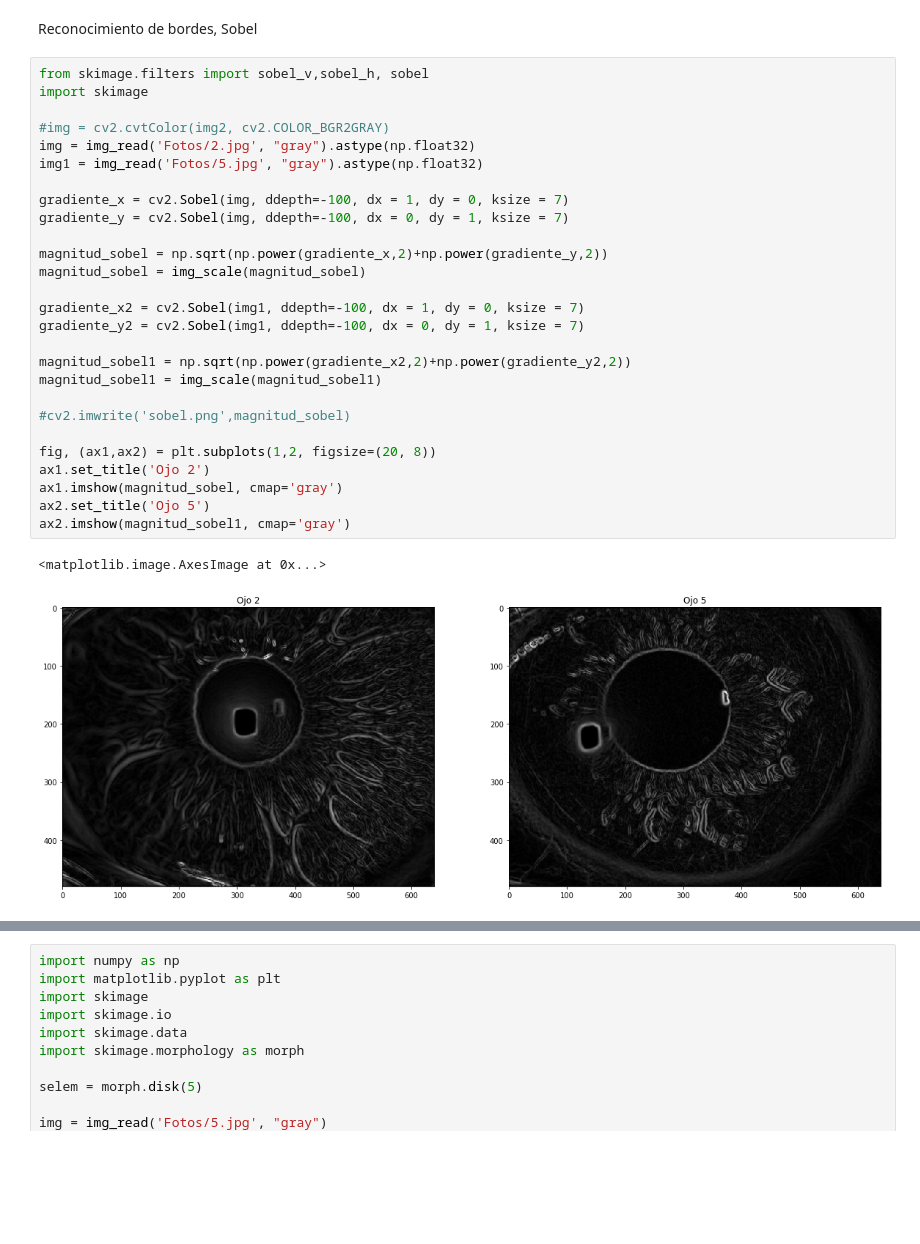
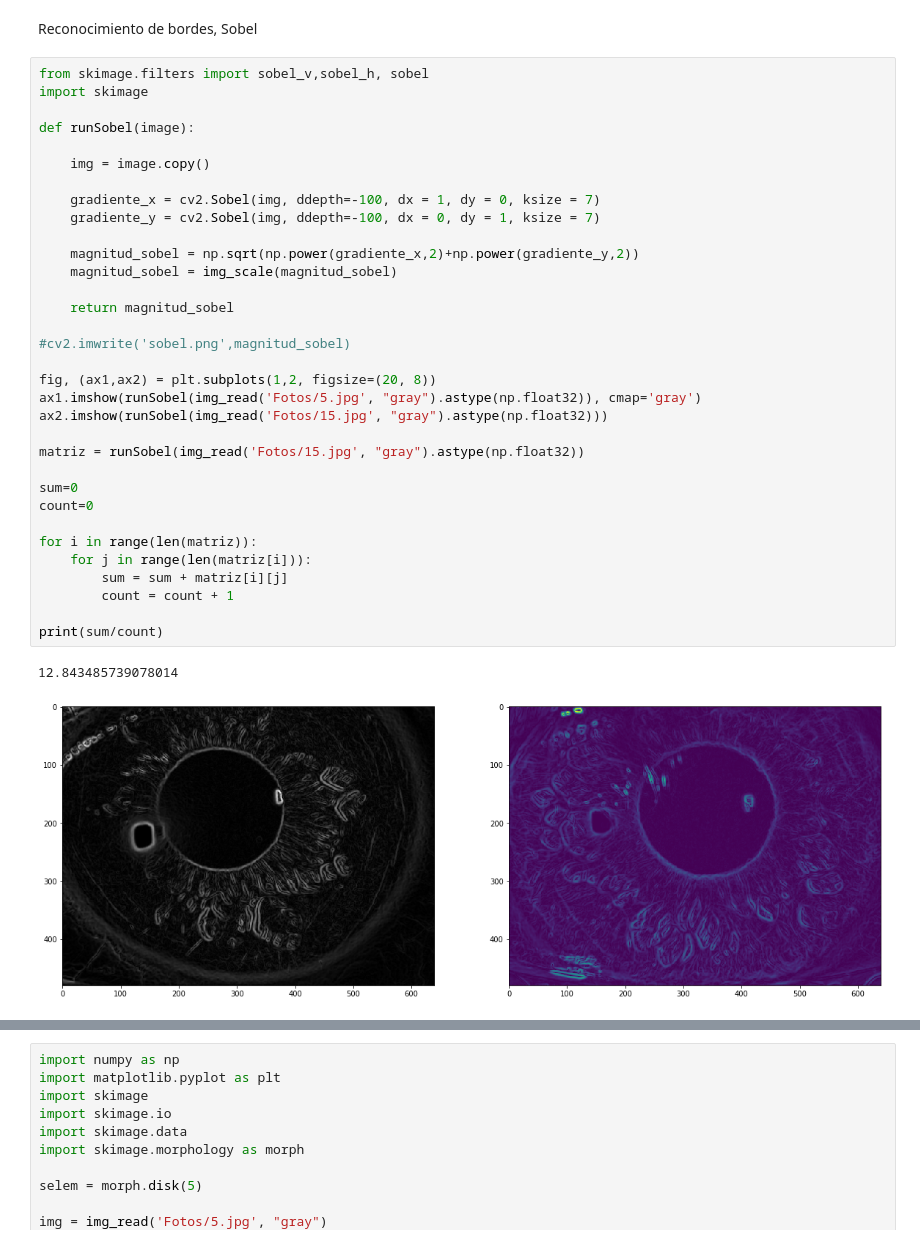
Before and after one commit to AlejoH97/Reconocimiento-Iris, a Jupyter notebook: IRIS.ipynb, the cells around one changed output, grey strips where cells are left out. Cells and saved outputs as stored; diff of their text form; blank space fills up the shorter version.

```diff
--- a/IRIS.ipynb
+++ b/IRIS.ipynb
@@ -271,30 +283,36 @@ Reconocimiento de bordes, Sobel
 # %%
 from skimage.filters import sobel_v,sobel_h, sobel
 import skimage
 
-#img = cv2.cvtColor(img2, cv2.COLOR_BGR2GRAY)
-img = img_read('Fotos/2.jpg', "gray").astype(np.float32)
-img1 = img_read('Fotos/5.jpg', "gray").astype(np.float32)
+def runSobel(image):
 
-gradiente_x = cv2.Sobel(img, ddepth=-100, dx = 1, dy = 0, ksize = 7)
-gradiente_y = cv2.Sobel(img, ddepth=-100, dx = 0, dy = 1, ksize = 7)
+    img = image.copy()
 
-magnitud_sobel = np.sqrt(np.power(gradiente_x,2)+np.power(gradiente_y,2))
-magnitud_sobel = img_scale(magnitud_sobel)
+    gradiente_x = cv2.Sobel(img, ddepth=-100, dx = 1, dy = 0, ksize = 7)
+    gradiente_y = cv2.Sobel(img, ddepth=-100, dx = 0, dy = 1, ksize = 7)
 
-gradiente_x2 = cv2.Sobel(img1, ddepth=-100, dx = 1, dy = 0, ksize = 7)
-gradiente_y2 = cv2.Sobel(img1, ddepth=-100, dx = 0, dy = 1, ksize = 7)
+    magnitud_sobel = np.sqrt(np.power(gradiente_x,2)+np.power(gradiente_y,2))
+    magnitud_sobel = img_scale(magnitud_sobel)
 
-magnitud_sobel1 = np.sqrt(np.power(gradiente_x2,2)+np.power(gradiente_y2,2))
-magnitud_sobel1 = img_scale(magnitud_sobel1)
+    return magnitud_sobel
 
 #cv2.imwrite('sobel.png',magnitud_sobel)
 
 fig, (ax1,ax2) = plt.subplots(1,2, figsize=(20, 8))
-ax1.set_title('Ojo 2')
-ax1.imshow(magnitud_sobel, cmap='gray')
-ax2.set_title('Ojo 5')
-ax2.imshow(magnitud_sobel1, cmap='gray')
+ax1.imshow(runSobel(img_read('Fotos/5.jpg', "gray").astype(np.float32)), cmap='gray')
+ax2.imshow(runSobel(img_read('Fotos/15.jpg', "gray").astype(np.float32)))
+
+matriz = runSobel(img_read('Fotos/15.jpg', "gray").astype(np.float32))
+
+sum=0
+count=0
+
+for i in range(len(matriz)):
+    for j in range(len(matriz[i])):
+        sum = sum + matriz[i][j]
+        count = count + 1
+
+print(sum/count)
 # %% [output]
-<matplotlib.image.AxesImage at 0x...>
+12.843485739078014
-[figure, old version]
+[figure, new version]
```
Also changed, not shown: parts of 4 cells of this notebook.
